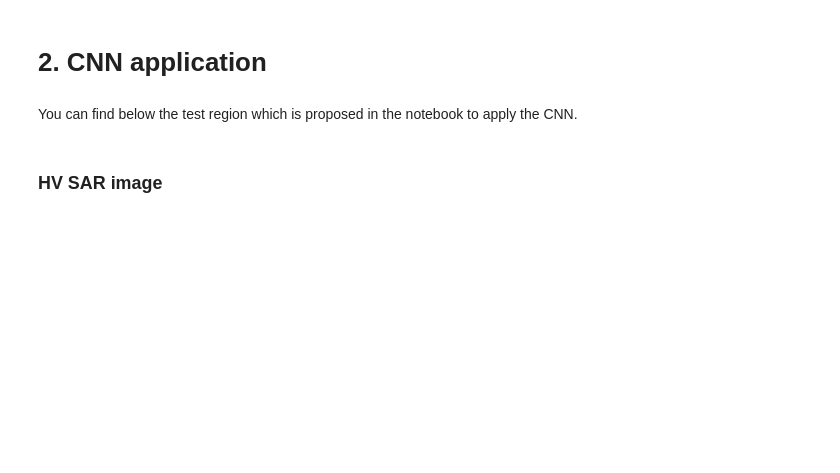
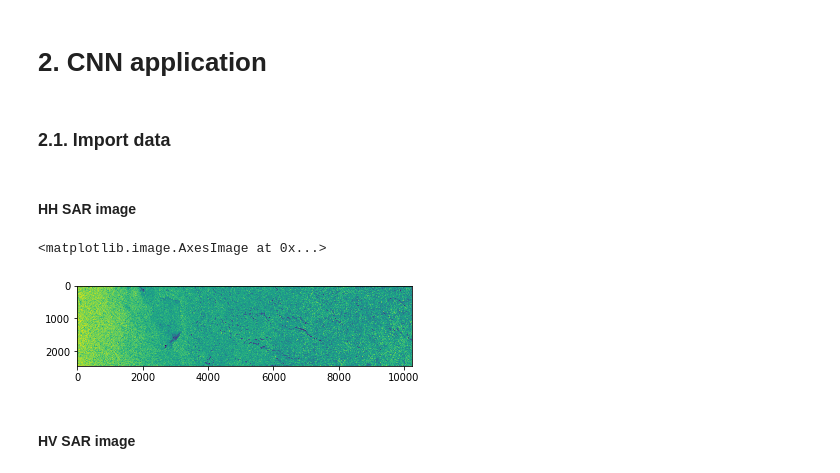
Before and after one commit to nansencenter/s1_icetype_cnn, a Jupyter notebook: Classification of sea ice types through CNN.ipynb, the cells around one changed output. Cells and saved outputs as stored; diff of their text form; code cells hidden in the pictures; blank space fills up the shorter version.

Commit message:
Updates for the notebook

```diff
--- a/Classification of sea ice types through CNN.ipynb
+++ b/Classification of sea ice types through CNN.ipynb
@@ -65,4 +70,4 @@ NameError: name 'Sequential' is not defined
 # %% [markdown]
 # 2. CNN application
-# %% [markdown]
-You can find below the test region which is proposed in the notebook to apply the CNN.
+# %% [markdown]
+### 2.1. Import data
@@ -69,2 +79,9 @@ You can find below the test region which is proposed in the notebook to apply th
+# %% [markdown]
+#### HH SAR image
+# %%
+plt.imshow(sigma0_HH)
+# %% [output]
+<matplotlib.image.AxesImage at 0x...>
+[figure, added]
 # %% [markdown]
-### HV SAR image
+#### HV SAR image
```
Also changed, not shown: parts of 19 cells of this notebook, 4 other files.
